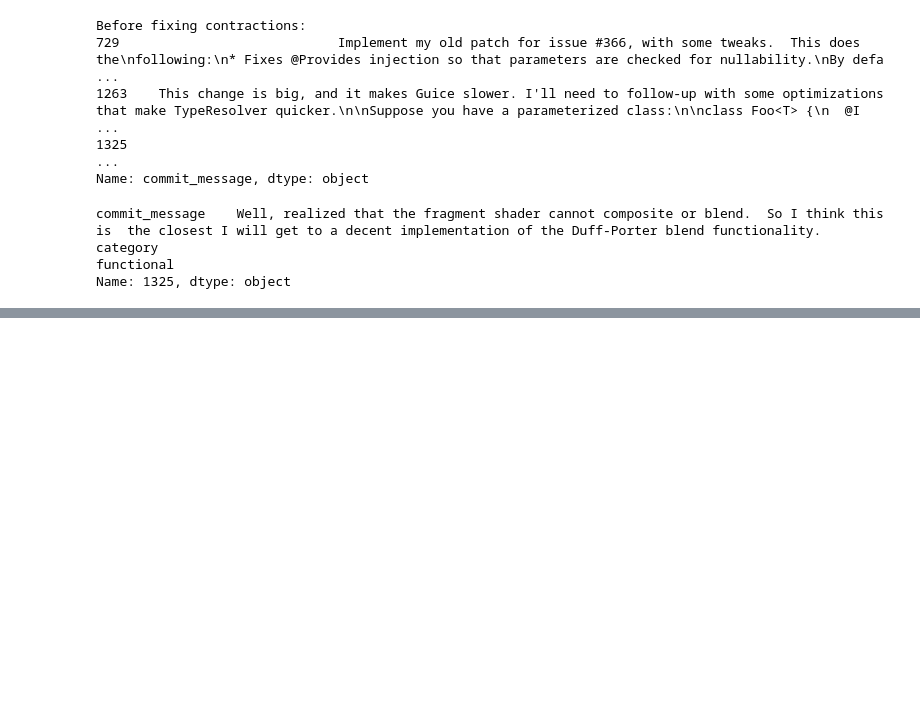
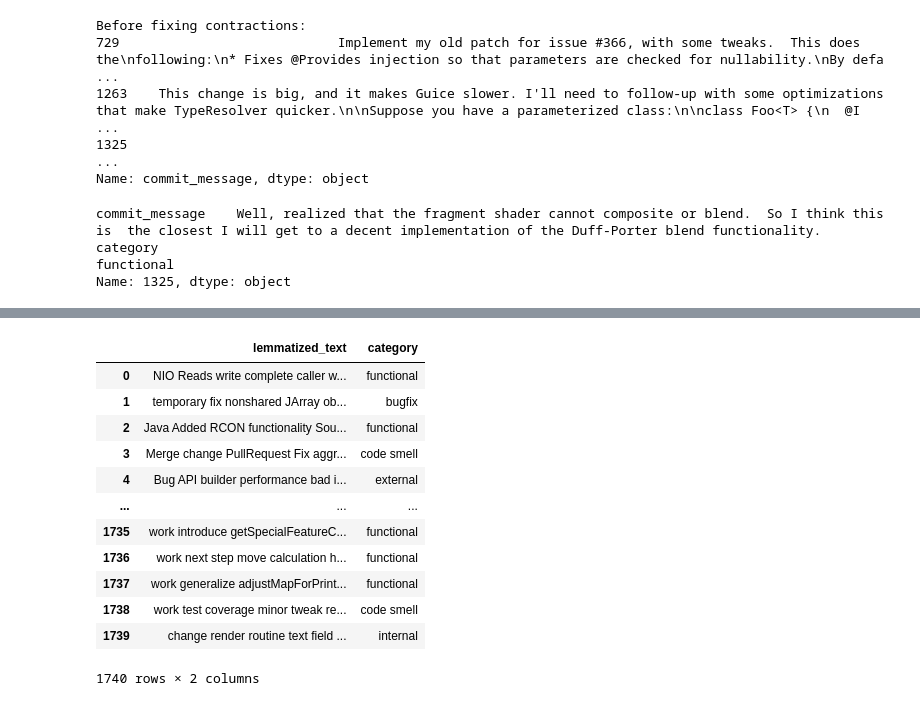
Before and after one commit to Onkar2102/Automated-Software-Refactoring-Commit-Classifier, a Jupyter notebook: src/data_preprocessing.ipynb, the cells around one changed output, grey strips where cells are left out. Saved outputs shown, nothing was run; the diff lists cells and outputs as text; code cells hidden in the pictures; blank space fills up the shorter version.

```diff
--- a/src/data_preprocessing.ipynb
+++ b/src/data_preprocessing.ipynb
@@ -195,0 +248,55 @@ pip install --upgrade gensim
+# %%
+from nltk.tokenize import word_tokenize
+
+df['tokens'] = df['commit_message_clean'].apply(word_tokenize)
+# %%
+from nltk import pos_tag
+
+df['pos_tags'] = df['tokens'].apply(pos_tag)
+# %%
+from nltk.corpus import wordnet
+from nltk.stem import WordNetLemmatizer
+
+lemmatizer = WordNetLemmatizer()
+
+# Function to map NLTK position tags
+def get_wordnet_pos(treebank_tag):
+    if treebank_tag.startswith('J'):
+        return wordnet.ADJ
+    elif treebank_tag.startswith('V'):
+        return wordnet.VERB
+    elif treebank_tag.startswith('N'):
+        return wordnet.NOUN
+    elif treebank_tag.startswith('R'):
+        return wordnet.ADV
+    else:
+        return wordnet.NOUN  # Default to noun if unknown
+
+# Lemmatize a sentence with the appropriate POS tag
+def lemmatize_with_pos(sentence):
+    return [lemmatizer.lemmatize(word, get_wordnet_pos(pos_tag)) for word, pos_tag in sentence]
+
+# Apply the lemmatization function to the pos tags
+df['lemmatized'] = df['pos_tags'].apply(lemmatize_with_pos)
+# %%
+df['lemmatized_text'] = df['lemmatized'].apply(' '.join)
+# %%
+# del df['commit_message_clean', 'tokens', 'pos_tags', 'lemmatized']
+
+df = df[['lemmatized_text', 'category']]
+
+df
+# %% [output]
+|  | lemmatized_text | category |
+| 0 | NIO Reads write complete caller w... | functional |
+| 1 | temporary fix nonshared JArray ob... | bugfix |
+| 2 | Java Added RCON functionality Sou... | functional |
+| 3 | Merge change PullRequest Fix aggr... | code smell |
+| 4 | Bug API builder performance bad i... | external |
+| ... | ... | ... |
+| 1735 | work introduce getSpecialFeatureC... | functional |
+| 1736 | work next step move calculation h... | functional |
+| 1737 | work generalize adjustMapForPrint... | functional |
+| 1738 | work test coverage minor tweak re... | code smell |
+| 1739 | change render routine text field ... | internal |
+1740 rows × 2 columns
```
Also changed, not shown: parts of 20 cells of this notebook, 9 other files.
